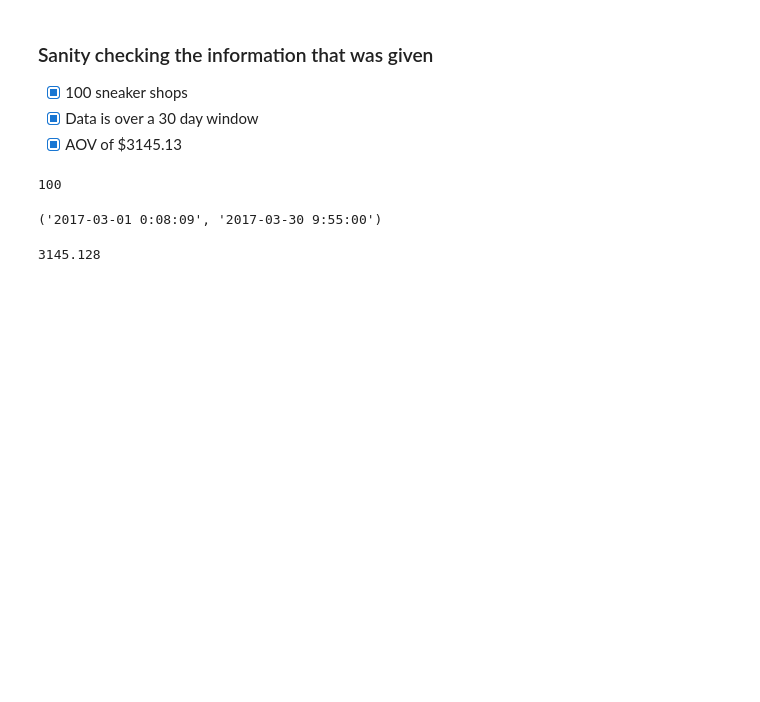
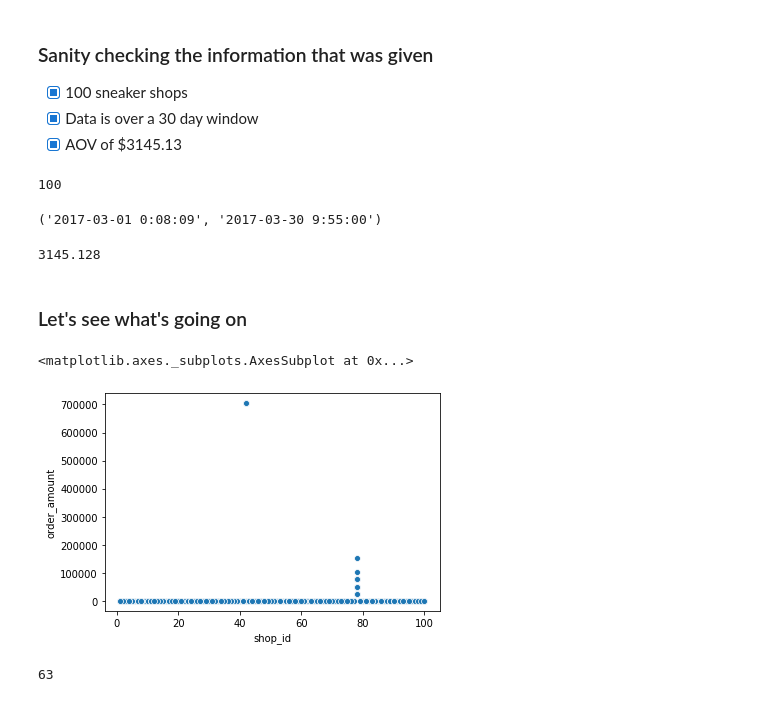
Before and after one commit to RaymondDashWu/shopify-winter-2021-ds-application, a Jupyter notebook: Sneaker Shop Analysis.ipynb, the cells around one changed output. Drawn from its saved outputs; the diff is of its cells as text; code cells hidden in the pictures; blank space fills up the shorter version.

Commit message:
[ADD] Exploratory data analysis

```diff
--- a/Sneaker Shop Analysis.ipynb
+++ b/Sneaker Shop Analysis.ipynb
@@ -35,3 +35,5 @@ df["created_at"].min(), df["created_at"].max() # ✅ data spans the 30 day perio
 sum(df["order_amount"])/len(df["order_id"]) # ✅ Naive AOV of $3145.13
 # %% [output]
 3145.128
+# %% [markdown]
+### Let's see what's going on
@@ -37,0 +42,7 @@ sum(df["order_amount"])/len(df["order_id"]) # ✅ Naive AOV of $3145.13
+# %%
+# I'll start off by graphing the data to see if there are outliers.
+
+sns.scatterplot(data=df, x="shop_id", y="order_amount") # There's definitely outliers! Several orders totaling over $100k
+# %% [output]
+<matplotlib.axes._subplots.AxesSubplot at 0x...>
+[figure, added]
@@ -37,0 +51,6 @@ sum(df["order_amount"])/len(df["order_id"]) # ✅ Naive AOV of $3145.13
+# %%
+# I want to isolate the outliers to get an idea of what's going on.
+df_over_10k = df[df["order_amount"] >= 10000]
+len(df_over_10k)
+# %% [output]
+63
```
Also changed, not shown: parts of 5 cells of this notebook.
